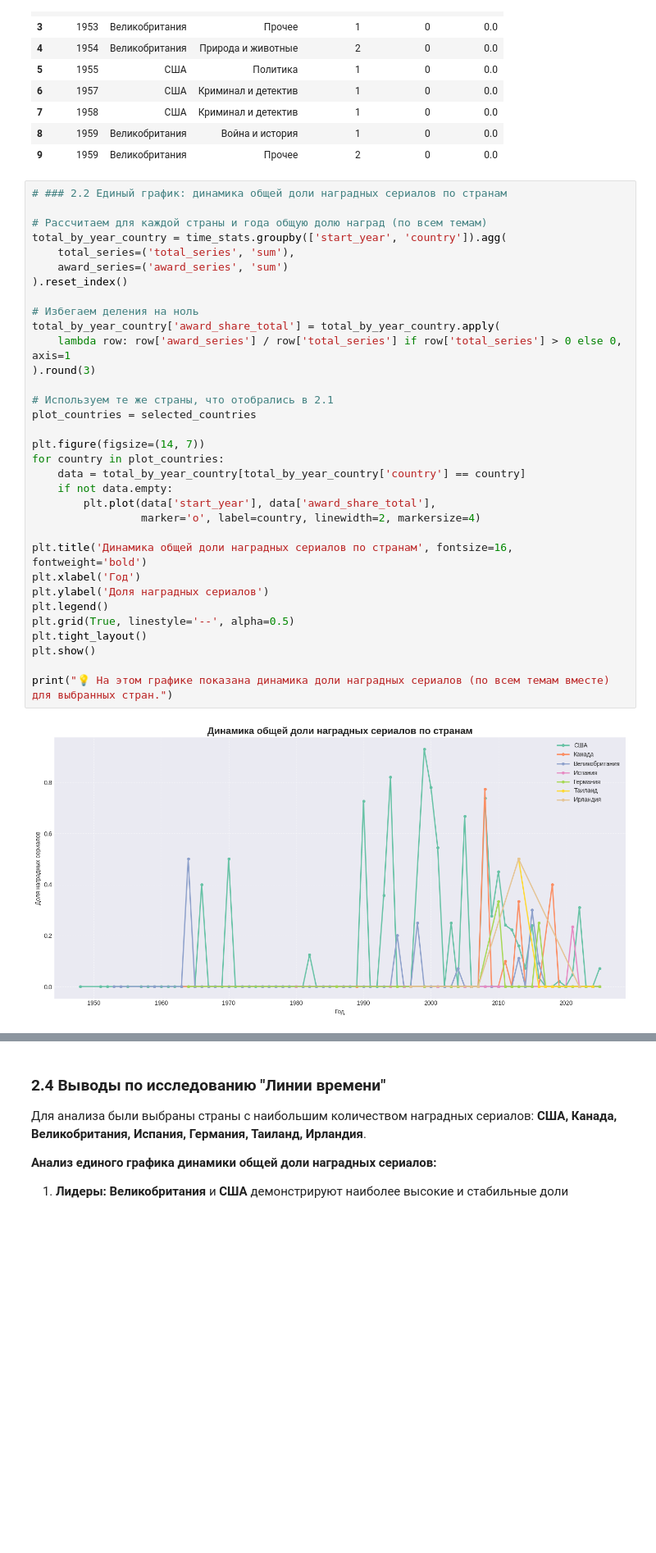
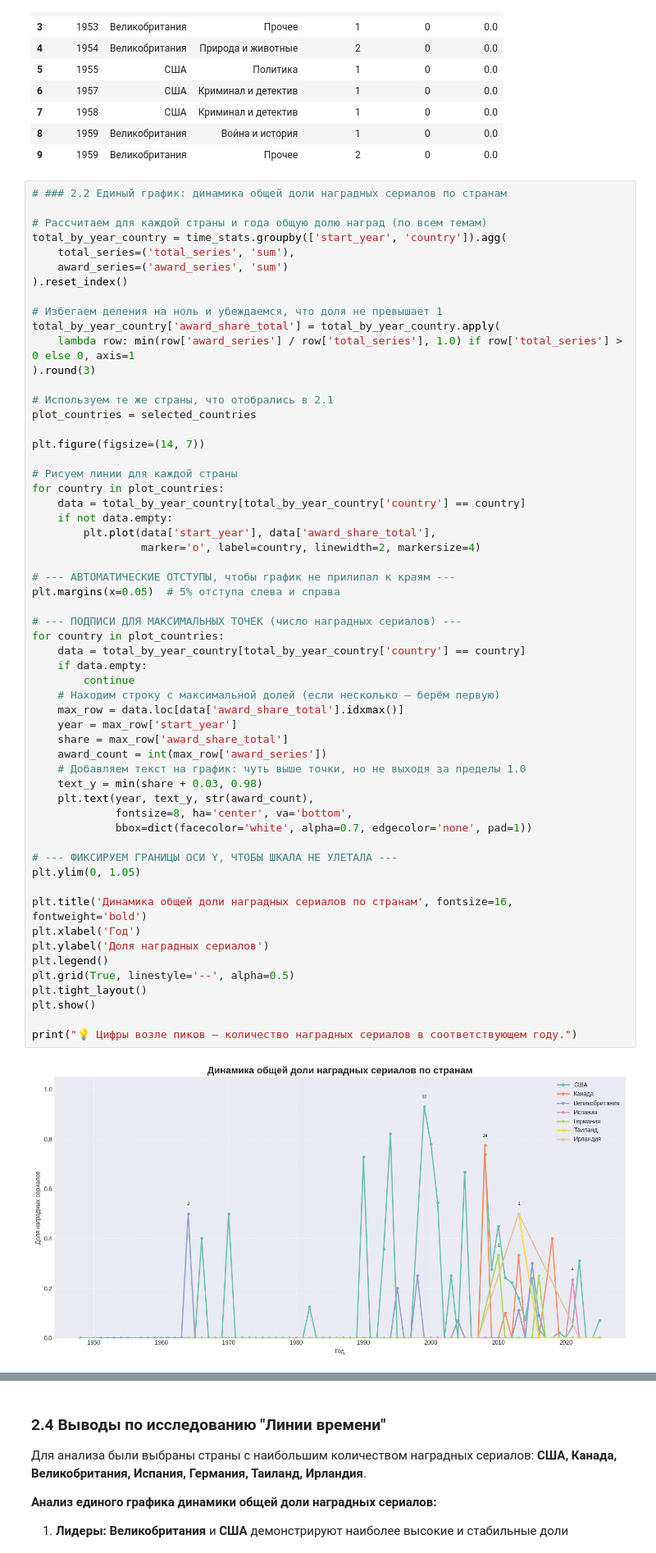
Before and after one commit to anmyvla-beep/python-ai-Mysttonen-Angelika, a Jupyter notebook: notebooks/week3_visualization.ipynb, the cells around one changed output, grey strips where cells are left out. Shown at 82% size. Cells and saved outputs as stored; diff of their text form; blank space fills up the shorter version.

```diff
--- a/notebooks/week3_visualization.ipynb
+++ b/notebooks/week3_visualization.ipynb
@@ -303,34 +303,58 @@ dtype: int64
 # ### 2.2 Единый график: динамика общей доли наградных сериалов по странам
 
 # Рассчитаем для каждой страны и года общую долю наград (по всем темам)
 total_by_year_country = time_stats.groupby(['start_year', 'country']).agg(
     total_series=('total_series', 'sum'),
     award_series=('award_series', 'sum')
 ).reset_index()
 
-# Избегаем деления на ноль
+# Избегаем деления на ноль и убеждаемся, что доля не превышает 1
 total_by_year_country['award_share_total'] = total_by_year_country.apply(
-    lambda row: row['award_series'] / row['total_series'] if row['total_series'] > 0 else 0, axis=1
+    lambda row: min(row['award_series'] / row['total_series'], 1.0) if row['total_series'] > 0 else 0, axis=1
 ).round(3)
 
 # Используем те же страны, что отобрались в 2.1
 plot_countries = selected_countries
 
 plt.figure(figsize=(14, 7))
+
+# Рисуем линии для каждой страны
 for country in plot_countries:
     data = total_by_year_country[total_by_year_country['country'] == country]
     if not data.empty:
         plt.plot(data['start_year'], data['award_share_total'],
                  marker='o', label=country, linewidth=2, markersize=4)
+
+# --- АВТОМАТИЧЕСКИЕ ОТСТУПЫ, чтобы график не прилипал к краям ---
+plt.margins(x=0.05)  # 5% отступа слева и справа
+
+# --- ПОДПИСИ ДЛЯ МАКСИМАЛЬНЫХ ТОЧЕК (число наградных сериалов) ---
+for country in plot_countries:
+    data = total_by_year_country[total_by_year_country['country'] == country]
+    if data.empty:
+        continue
+    # Находим строку с максимальной долей (если несколько – берём первую)
+    max_row = data.loc[data['award_share_total'].idxmax()]
+    year = max_row['start_year']
+    share = max_row['award_share_total']
+    award_count = int(max_row['award_series'])
+    # Добавляем текст на график: чуть выше точки, но не выходя за пределы 1.0
+    text_y = min(share + 0.03, 0.98)
+    plt.text(year, text_y, str(award_count),
+             fontsize=8, ha='center', va='bottom',
+             bbox=dict(facecolor='white', alpha=0.7, edgecolor='none', pad=1))
+
+# --- ФИКСИРУЕМ ГРАНИЦЫ ОСИ Y, ЧТОБЫ ШКАЛА НЕ УЛЕТАЛА ---
+plt.ylim(0, 1.05)
 
 plt.title('Динамика общей доли наградных сериалов по странам', fontsize=16, fontweight='bold')
 plt.xlabel('Год')
 plt.ylabel('Доля наградных сериалов')
 plt.legend()
 plt.grid(True, linestyle='--', alpha=0.5)
 plt.tight_layout()
 plt.show()
 
-print("💡 На этом графике показана динамика доли наградных сериалов (по всем темам вместе) для выбранных стран.")
+print("💡 Цифры возле пиков – количество наградных сериалов в соответствующем году.")
 # %% [output]
-[figure, old version]
+[figure, new version]
```
Also changed, not shown: parts of 1 cell of this notebook.
